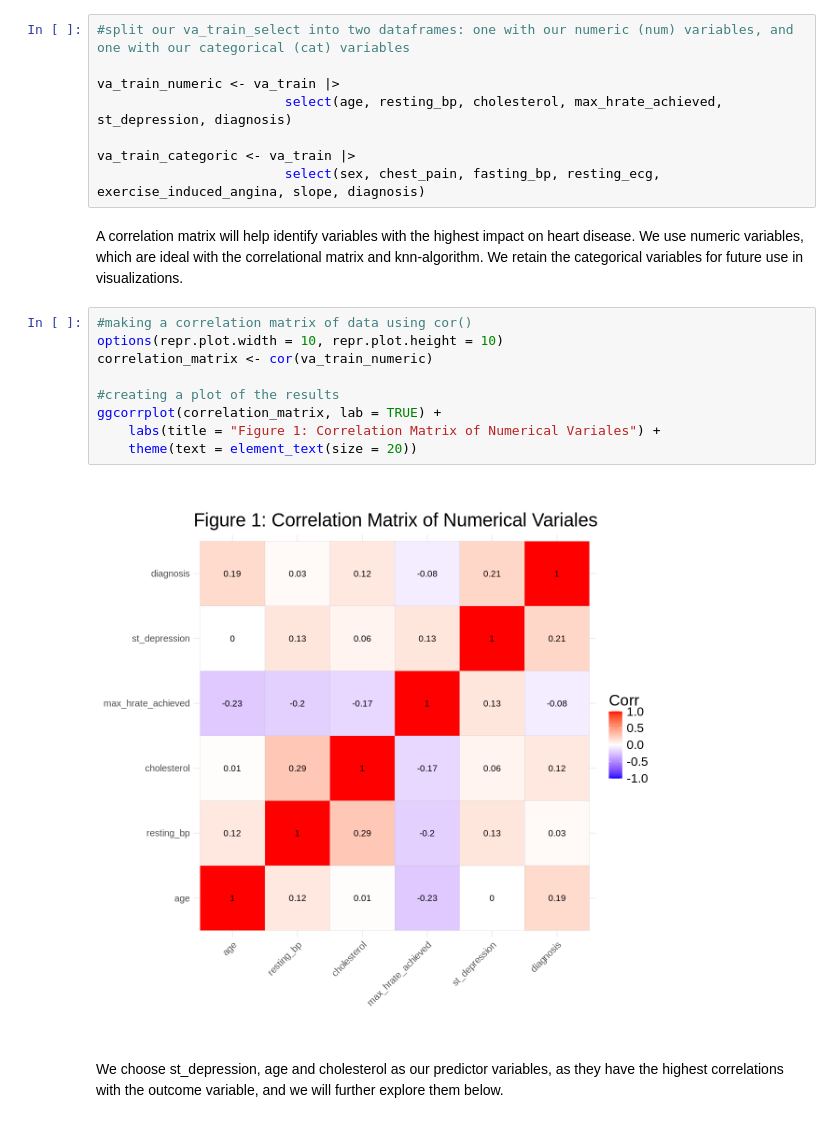
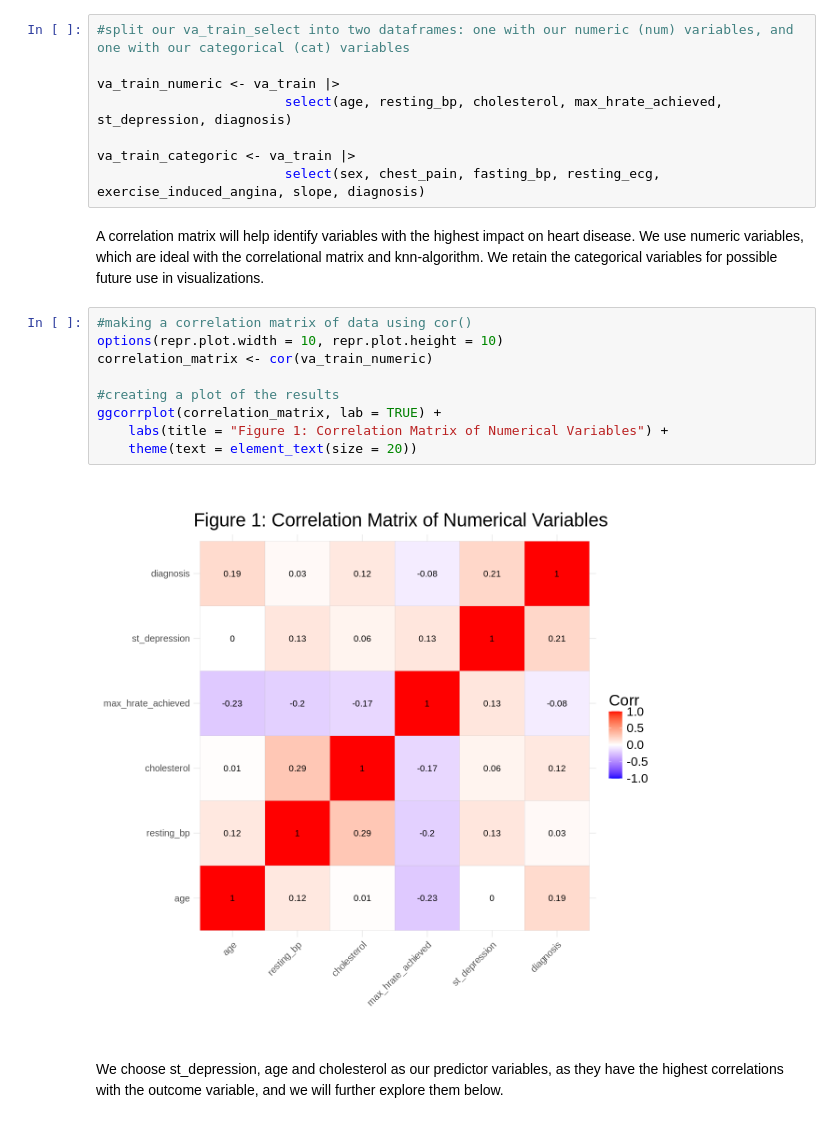
Before and after one commit to Majordingus2/group12-dsci-project, a Jupyter notebook: Group Proposal.ipynb, the cells around one changed output. Drawn from its saved outputs; the diff is of its cells as text.

```diff
--- a/Group Proposal.ipynb
+++ b/Group Proposal.ipynb
@@ -104,18 +102,18 @@ va_train_numeric <- va_train |>
 va_train_categoric <- va_train |>
                         select(sex, chest_pain, fasting_bp, resting_ecg, exercise_induced_angina, slope, diagnosis)
 # %% [markdown]
-A correlation matrix will help identify variables with the highest impact on heart disease. We use numeric variables, which are ideal with the correlational matrix and knn-algorithm. We retain the categorical variables for future use in visualizations.
+A correlation matrix will help identify variables with the highest impact on heart disease. We use numeric variables, which are ideal with the correlational matrix and knn-algorithm. We retain the categorical variables for possible future use in visualizations.
 # %%
 #making a correlation matrix of data using cor()
 options(repr.plot.width = 10, repr.plot.height = 10)
 correlation_matrix <- cor(va_train_numeric)
 
 #creating a plot of the results
 ggcorrplot(correlation_matrix, lab = TRUE) +
-    labs(title = "Figure 1: Correlation Matrix of Numerical Variales") +
+    labs(title = "Figure 1: Correlation Matrix of Numerical Variables") +
     theme(text = element_text(size = 20))
 # %% [output]
-[figure, old version]
+[figure, new version]
 # %% [markdown]
 We choose  st_depression, age and cholesterol as our predictor variables, as they have the highest correlations with the outcome variable, and we will further explore them below.
 # %%
```
Also changed, not shown: parts of 14 cells of this notebook.
